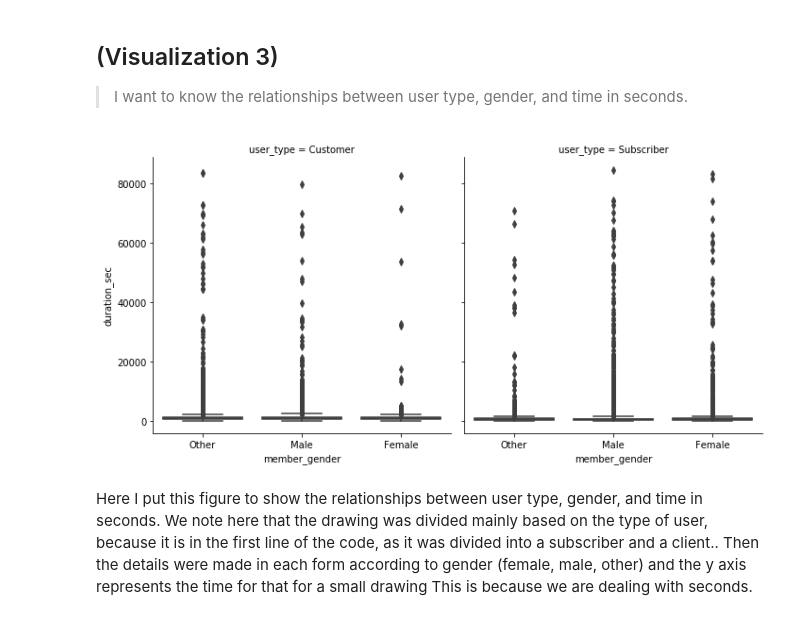
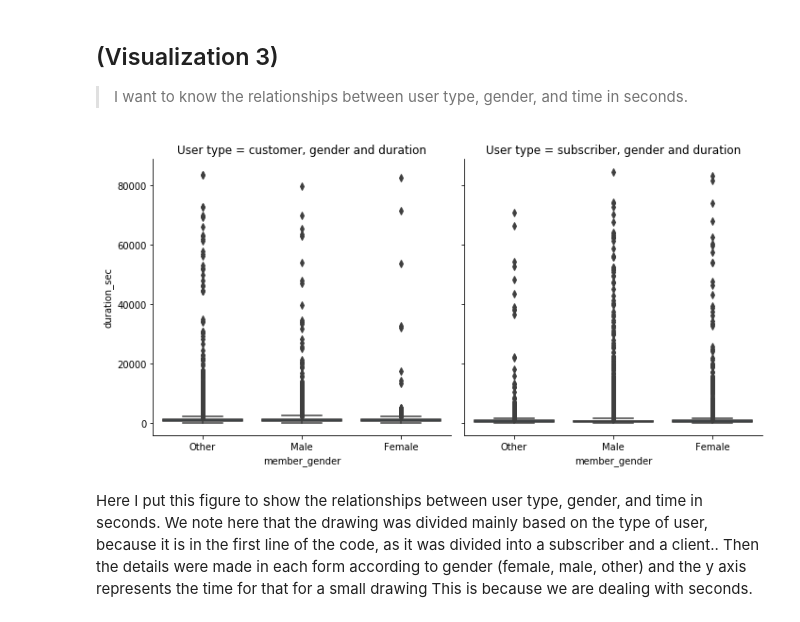
Before and after one commit to ReemShaya/Communicate-Data-findings-Project, a Jupyter notebook: slide_deck_template.ipynb, the cells around one changed output. Drawn from its saved outputs; the diff is of its cells as text; code cells hidden in the pictures.

```diff
--- a/slide_deck_template.ipynb
+++ b/slide_deck_template.ipynb
@@ -58,9 +58,17 @@ We note that (no) is higher for males, females, and others, and this is very log
 # %%
 g = sb.FacetGrid(data = df_ford, col = 'user_type', size = 5);
 g.map(sb.boxplot, 'member_gender', 'duration_sec');
+axes = g.axes.flatten()
+axes[0].set_title("User type = customer, gender and duration");
+axes[1].set_title("User type = subscriber, gender and duration");
+
 # plt.title('Relationships between user type, gender and duration ');
+
+
+#g = sb.FacetGrid(data = df_ford, col = 'user_type', size = 5);
+#g.map(sb.boxplot, 'member_gender', 'duration_sec');
 # %% [output]
-[figure, old version]
+[figure, new version]
 # %% [markdown]
 Here I put this figure to show the relationships between user type, gender, and time in seconds. We note here that the drawing was divided mainly based on the type of user, because it is in the first line of the code, as it was divided into a subscriber and a client.. Then the details were made in each form according to gender (female, male, other) and the y axis represents the time for that for a small drawing This is because we are dealing with seconds.
 # %% [markdown]
```
Also changed, not shown: parts of 1 cell of this notebook, 1 other file.
